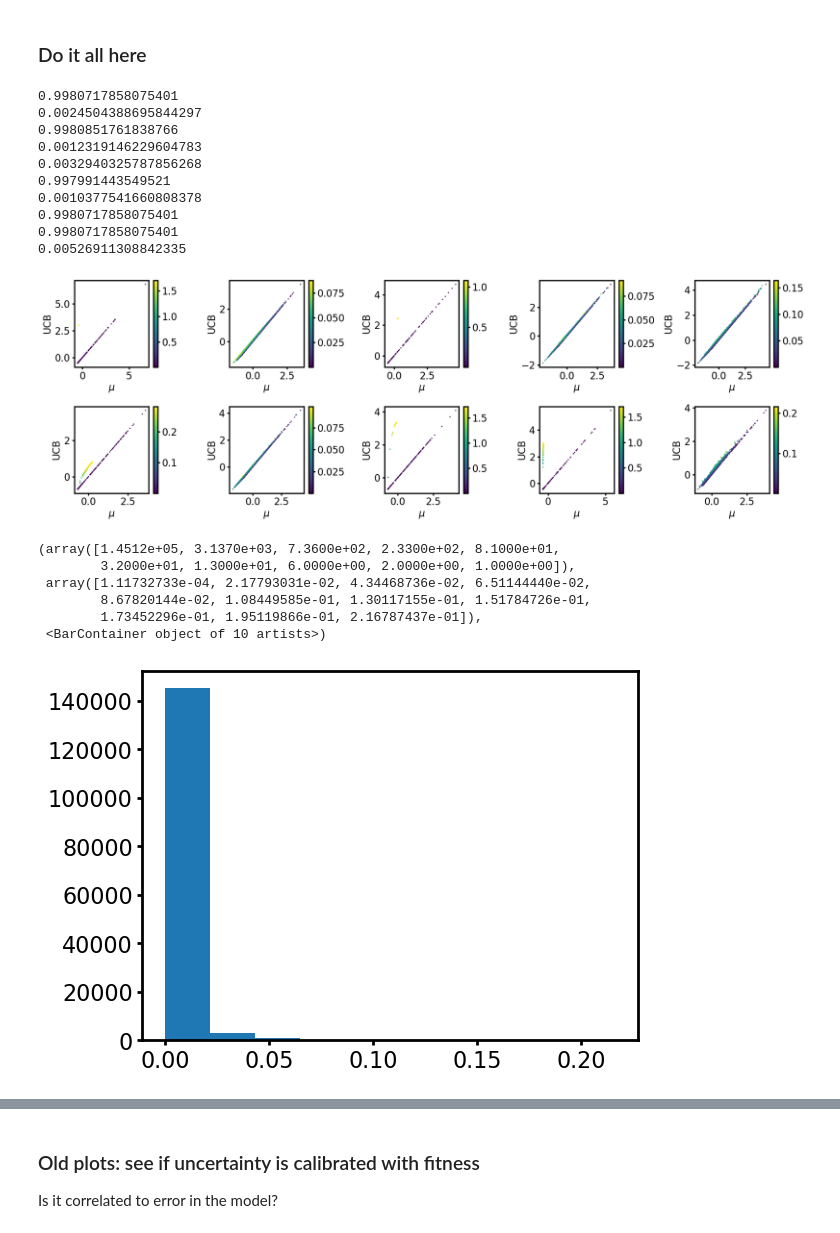
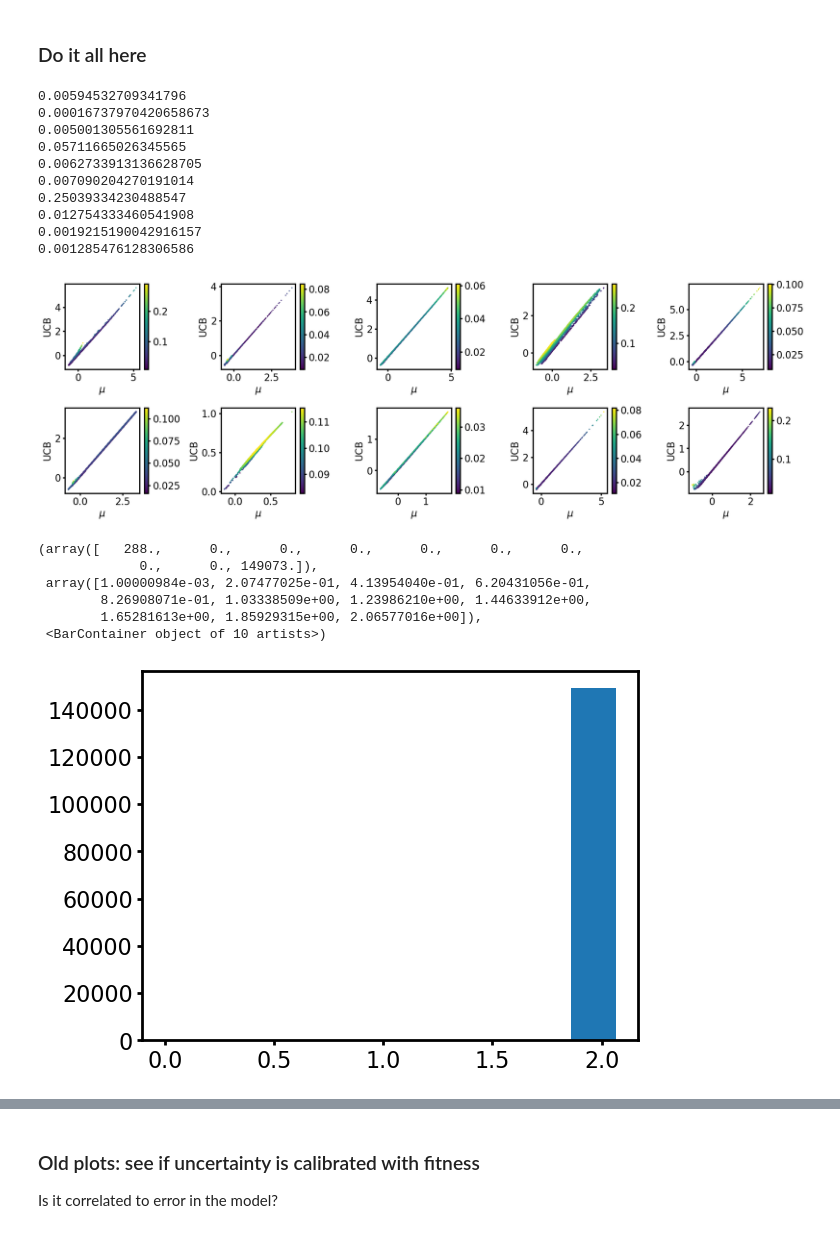
Before and after one commit to jsunn-y/ALDE, a Jupyter notebook: analysis.ipynb, the cells around one changed output, grey strips where cells are left out. Drawn from its saved outputs; the diff is of its cells as text; code cells hidden in the pictures.

Commit message:
analysis

```diff
--- a/analysis.ipynb
+++ b/analysis.ipynb
@@ -345,8 +345,8 @@ protein = 'GB1'
 #model = 'GP'
 #directory_prefix = '/home/jyang4/repos/DKBO-MLDE/results/UQ_analysis/GB1_AA/DKL_BOTORCH-DO-0-RBF-UCB-[4, 4]_'
 #directory_prefix = '/home/jyang4/repos/DKBO-MLDE/results/UQ_analysis/hyperparameters/GB1_onehot/DKL_BOTORCH-DO-0-RBF-UCB-[30, 30]_'
-directory_prefix = '/home/jyang4/repos/DKBO-MLDE/results/UQ_analysis/hyperparameters_earlystopping5/GB1_onehot/DKL_BOTORCH-DO-0-RBF-UCB-[30, 30]_'
-#directory_prefix = '/home/jyang4/repos/DKBO-MLDE/results/UQ_analysis/hyperparameters_earlystopping4/GB1_AA/DKL_BOTORCH-DO-0-RBF-UCB-[4, 4]_'
+#directory_prefix = '/home/jyang4/repos/DKBO-MLDE/results/UQ_analysis/hyperparameters_earlystopping2/GB1_onehot/DKL_BOTORCH-DO-0-RBF-UCB-[30, 30]_'
+directory_prefix = '/home/jyang4/repos/DKBO-MLDE/results/UQ_analysis/hyperparameters_earlystopping2/GB1_AA/DKL_BOTORCH-DO-0-RBF-UCB-[4, 4]_'
 
 for i in range(10):
 
@@ -433,54 +433,54 @@ for i in range(10):
     # plt.hist(fitness_df['sigma'])
     # plt.title('$\sigma$')
 
     # plt.scatter(x = fitness_df['sigma'], y =fitness_df['mu'], c=fitness_df[fitness_col], cmap='viridis', vmin=0, vmax=1, s=5)
     # #plt.xlim([0, 3])
     # plt.xlabel('$\sigma$')
     # plt.ylabel('$\mu$')
 
     fitness_df.sort_values('sigma', ascending=True, inplace=True)
     sc = plt.scatter(x = fitness_df['mu'], y =fitness_df['UCB'], c=fitness_df['sigma'], cmap='viridis', s=1)
     plt.colorbar(sc)
     # sns.jointplot(x = fitness_df['mu'], y =fitness_df['UCB'])
     plt.xlabel('$\mu$')
     plt.ylabel('UCB')
 
     # plt.scatter(x = fitness_df['sigma'], y =fitness_df['error'], c=fitness_df[fitness_col], cmap='viridis', s=5)
     # plt.title(pearsonr(fitness_df['sigma'], fitness_df['error'])[0].round(2))
     # plt.xlabel('$\sigma$')
     # plt.ylabel('error')
 
     # fitness_df = fitness_df[fitness_df['normalized_sigma'] < 1]
     # plt.scatter(x = fitness_df['normalized_sigma'], y =fitness_df['normalized_error'], c=fitness_df[fitness_col], cmap='viridis', s=5)
     # plt.xlim([0, 1])
     # #plt.ylim([0, 10])
     # plt.title(pearsonr(fitness_df['normalized_sigma'], fitness_df['normalized_error'])[0].round(2))
     # plt.xlabel('normalized $\sigma$')
     # plt.ylabel('normalized error')
 
 plt.tight_layout()
 # %% [output]
-0.9980717858075401
-0.0024504388695844297
-0.9980851761838766
-0.0012319146229604783
-0.0032940325787856268
-0.997991443549521
-0.0010377541660808378
-0.9980717858075401
-0.9980717858075401
-0.00526911308842335
+0.00594532709341796
+0.00016737970420658673
+0.005001305561692811
+0.05711665026345565
+0.0062733913136628705
+0.007090204270191014
+0.25039334230488547
+0.012754333460541908
+0.0019215190042916157
+0.001285476128306586
-[figure, old version]
+[figure, new version]
 # %%
 plt.hist(fitness_df['sigma'])
 # %% [output]
-(array([1.4512e+05, 3.1370e+03, 7.3600e+02, 2.3300e+02, 8.1000e+01,
-        3.2000e+01, 1.3000e+01, 6.0000e+00, 2.0000e+00, 1.0000e+00]),
- array([1.11732733e-04, 2.17793031e-02, 4.34468736e-02, 6.51144440e-02,
-        8.67820144e-02, 1.08449585e-01, 1.30117155e-01, 1.51784726e-01,
-        1.73452296e-01, 1.95119866e-01, 2.16787437e-01]),
+(array([   288.,      0.,      0.,      0.,      0.,      0.,      0.,
+             0.,      0., 149073.]),
+ array([1.00000984e-03, 2.07477025e-01, 4.13954040e-01, 6.20431056e-01,
+        8.26908071e-01, 1.03338509e+00, 1.23986210e+00, 1.44633912e+00,
+        1.65281613e+00, 1.85929315e+00, 2.06577016e+00]),
  <BarContainer object of 10 artists>)
-[figure, old version]
+[figure, new version]
 # %%
 plt.hist(fitness_df['mu'])
 # %% [output]
```
Also changed, not shown: parts of 1 cell of this notebook, 1 other file.
